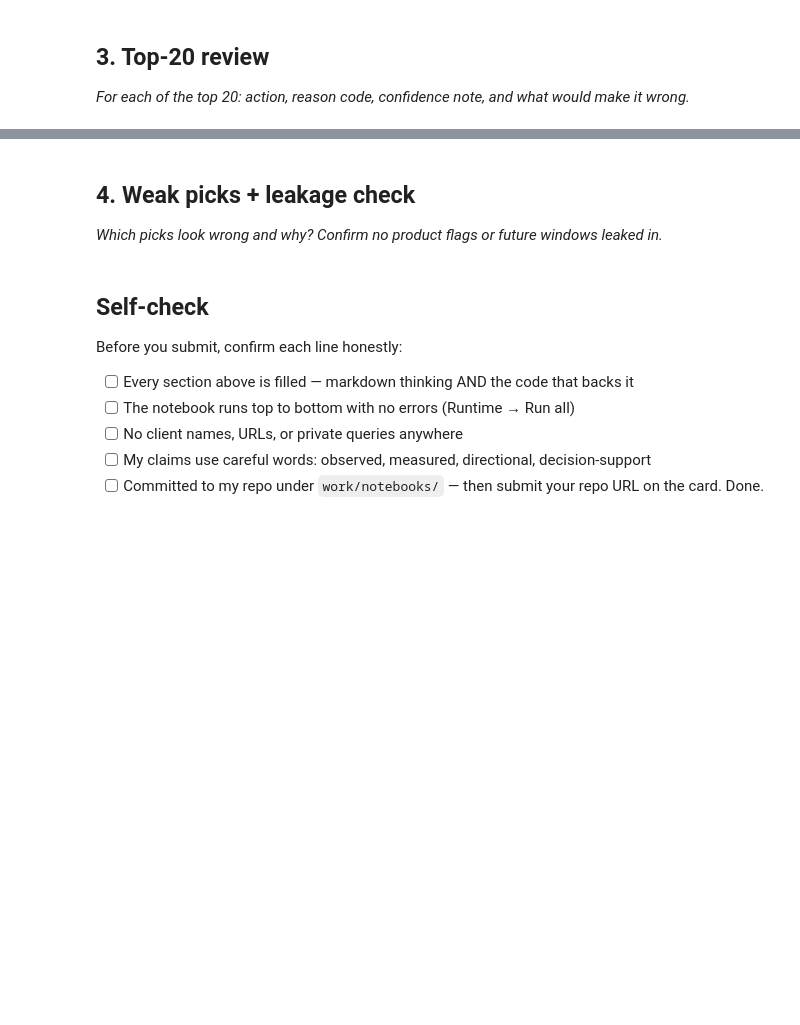
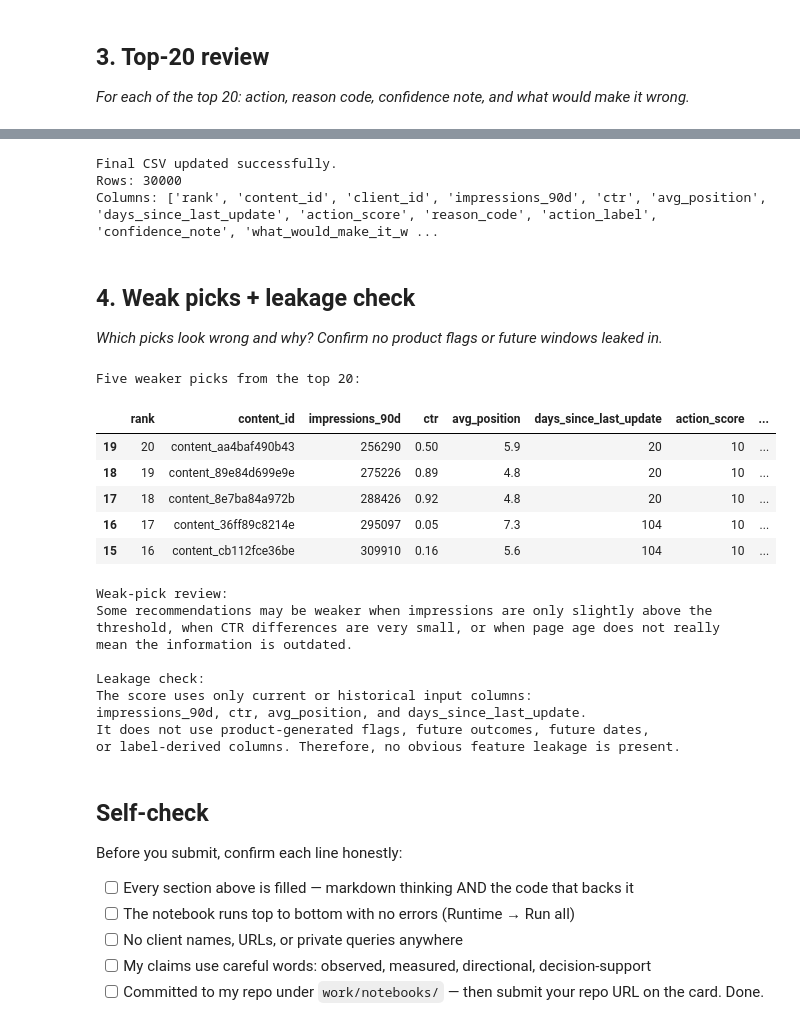
Before and after one commit to baraakhalid14/flyrank-ml-internship, a Jupyter notebook: work/notebooks/w04_baseline_score.ipynb, the cells around one changed output, grey strips where cells are left out. Saved outputs shown, nothing was run; the diff lists cells and outputs as text; code cells hidden in the pictures; blank space fills up the shorter version.

```diff
--- a/work/notebooks/w04_baseline_score.ipynb
+++ b/work/notebooks/w04_baseline_score.ipynb
@@ -21,7 +283,86 @@ This skeleton is yours to fill. Work the sections **in order** — each one has
+# %%
+final_output = baseline_output.merge(
+    top20_review[
+        [
+            "content_id",
+            "confidence_note",
+            "what_would_make_it_wrong"
+        ]
+    ],
+    on="content_id",
+    how="left"
+)
+
+final_output.to_csv(
+    "work/outputs/baseline_action_score.csv",
+    index=False
+)
+
+print("Final CSV updated successfully.")
+print("Rows:", len(final_output))
+print("Columns:", final_output.columns.tolist())
+# %% [output]
+Final CSV updated successfully.
+Rows: 30000
+Columns: ['rank', 'content_id', 'client_id', 'impressions_90d', 'ctr', 'avg_position', 'days_since_last_update', 'action_score', 'reason_code', 'action_label', 'confidence_note', 'what_would_make_it_w ...
 # %% [markdown]
 ## 4. Weak picks + leakage check
 
 *Which picks look wrong and why? Confirm no product flags or future windows leaked in.*
+# %%
+# Inspect weaker recommendations near the bottom of the top 20
+weak_picks = ranked.head(20).sort_values(
+    by=["action_score", "impressions_90d"],
+    ascending=[True, True]
+).head(5)
+
+print("Five weaker picks from the top 20:")
+display(
+    weak_picks[
+        [
+            "rank",
+            "content_id",
+            "impressions_90d",
+            "ctr",
+            "avg_position",
+            "days_since_last_update",
+            "action_score",
+            "reason_code",
+            "action_label"
+        ]
+    ]
+)
+
+print("""
+Weak-pick review:
+Some recommendations may be weaker when impressions are only slightly above the
+threshold, when CTR differences are very small, or when page age does not really
+mean the information is outdated.
+
+Leakage check:
+The score uses only current or historical input columns:
+impressions_90d, ctr, avg_position, and days_since_last_update.
+It does not use product-generated flags, future outcomes, future dates,
+or label-derived columns. Therefore, no obvious feature leakage is present.
+""")
+# %% [output]
+Five weaker picks from the top 20:
+|  | rank | content_id | impressions_90d | ctr | avg_position | days_since_last_update | action_score | ... |
+| 19 | 20 | content_aa4baf490b43 | 256290 | 0.50 | 5.9 | 20 | 10 | ... |
+| 18 | 19 | content_89e84d699e9e | 275226 | 0.89 | 4.8 | 20 | 10 | ... |
+| 17 | 18 | content_8e7ba84a972b | 288426 | 0.92 | 4.8 | 20 | 10 | ... |
+| 16 | 17 | content_36ff89c8214e | 295097 | 0.05 | 7.3 | 104 | 10 | ... |
+| 15 | 16 | content_cb112fce36be | 309910 | 0.16 | 5.6 | 104 | 10 | ... |
+Weak-pick review:
+Some recommendations may be weaker when impressions are only slightly above the
+threshold, when CTR differences are very small, or when page age does not really
+mean the information is outdated.
+
+Leakage check:
+The score uses only current or historical input columns:
+impressions_90d, ctr, avg_position, and days_since_last_update.
+It does not use product-generated flags, future outcomes, future dates,
+or label-derived columns. Therefore, no obvious feature leakage is present.
 # %% [markdown]
 ## Self-check
 
```
Also changed, not shown: parts of 5 cells of this notebook.
